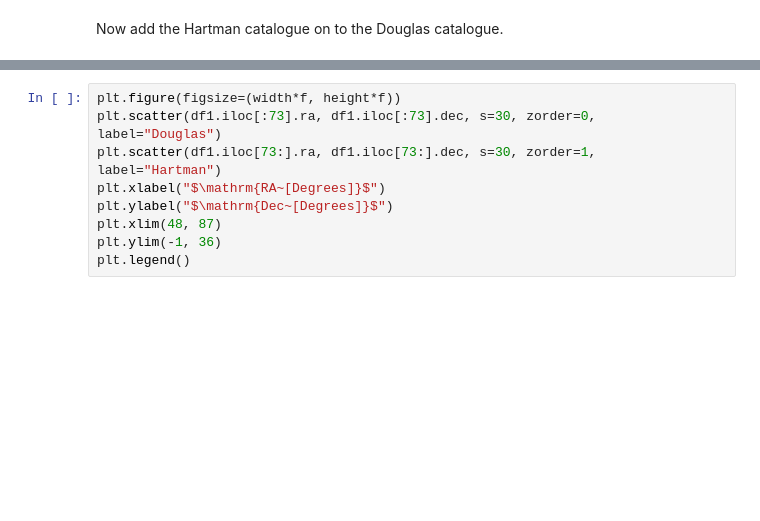
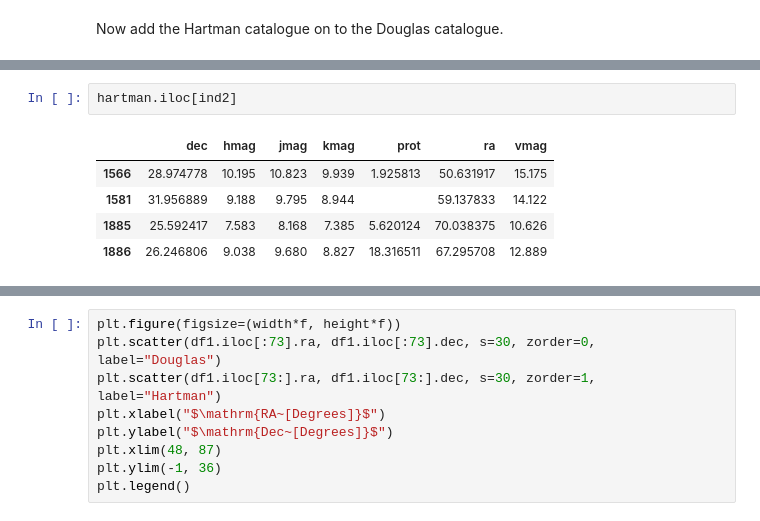
Before and after one commit to RuthAngus/stardate, a Jupyter notebook: code/Hyades.ipynb, the cells around one changed output, grey strips where cells are left out. Saved outputs shown, nothing was run; the diff lists cells and outputs as text; blank space fills up the shorter version.

```diff
--- a/code/Hyades.ipynb
+++ b/code/Hyades.ipynb
@@ -222,0 +198,8 @@ print(np.shape(douglas), np.shape(hart_gaia), np.shape(df1))
+# %%
+hartman.iloc[ind2]
+# %% [output]
+|  | dec | hmag | jmag | kmag | prot | ra | vmag |
+| 1566 | 28.974778 | 10.195 | 10.823 | 9.939 | 1.925813 | 50.631917 | 15.175 |
+| 1581 | 31.956889 | 9.188 | 9.795 | 8.944 |  | 59.137833 | 14.122 |
+| 1885 | 25.592417 | 7.583 | 8.168 | 7.385 | 5.620124 | 70.038375 | 10.626 |
+| 1886 | 26.246806 | 9.038 | 9.680 | 8.827 | 18.316511 | 67.295708 | 12.889 |
```
Also changed, not shown: parts of 18 cells of this notebook, 1 other file.
